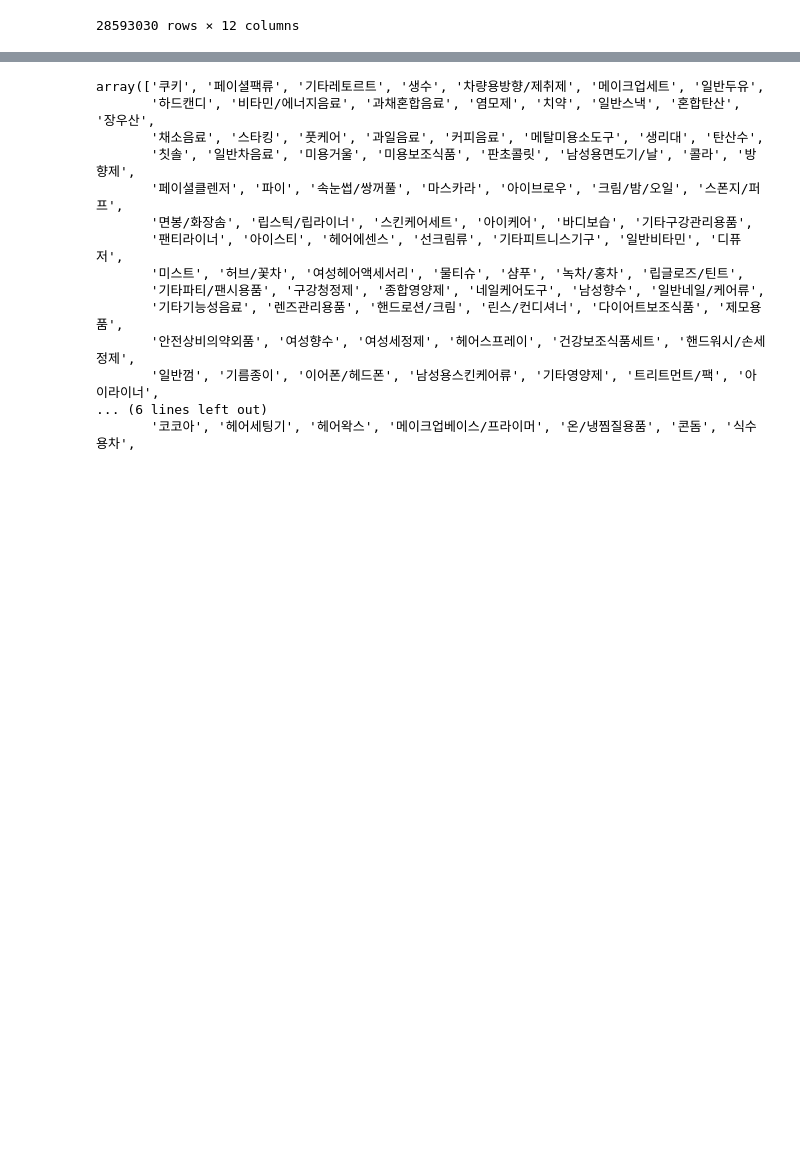
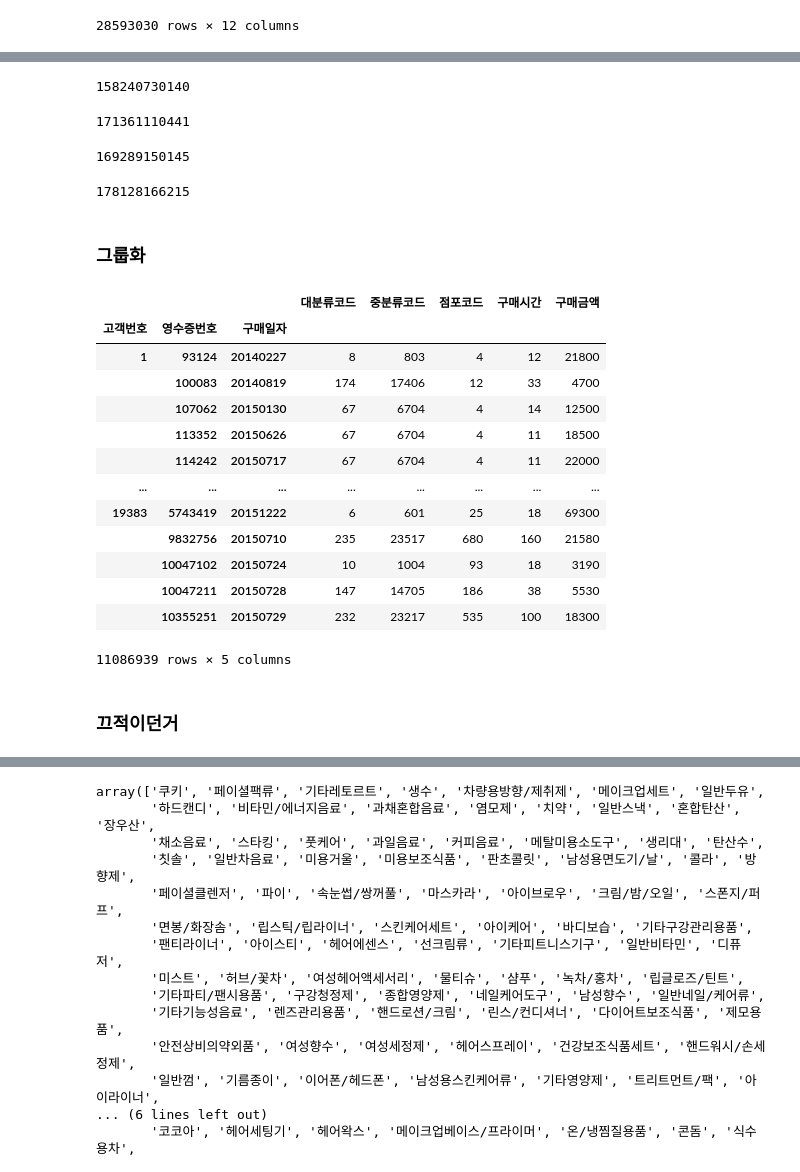
Before and after one commit to PKLH/cakd_LP, a Jupyter notebook: WorkSpace/Lee/엘포 데이터.ipynb, the cells around one changed output, grey strips where cells are left out. Saved outputs shown, nothing was run; the diff lists cells and outputs as text; code cells hidden in the pictures; blank space fills up the shorter version.

```diff
--- a/WorkSpace/Lee/엘포 데이터.ipynb
+++ b/WorkSpace/Lee/엘포 데이터.ipynb
@@ -120,0 +133,41 @@ purprd_mer
+# %%
+#2014 상반기
+purprd_mer[purprd_mer.구매일자<20140701].구매금액.sum()
+# %% [output]
+158240730140
+# %%
+#2014 하반기
+purprd_mer[(purprd_mer.구매일자>=20140701)&(purprd_mer.구매일자<20150101)].구매금액.sum()
+# %% [output]
+171361110441
+# %%
+#2015 상반기
+purprd_mer[(purprd_mer.구매일자>=20150101)&(purprd_mer.구매일자<20150701)].구매금액.sum()
+# %% [output]
+169289150145
+# %%
+#2015 하반기
+purprd_mer[(purprd_mer.구매일자>=20150701)&(purprd_mer.구매일자<20160101)].구매금액.sum()
+# %% [output]
+178128166215
+# %% [markdown]
+### 그룹화
+# %%
+purprd_mer.groupby(['고객번호','영수증번호','구매일자']).sum()
+# %% [output]
+|  |  |  | 대분류코드 | 중분류코드 | 점포코드 | 구매시간 | 구매금액 |
+| 고객번호 | 영수증번호 | 구매일자 |  |  |  |  |  |
+| 1 | 93124 | 20140227 | 8 | 803 | 4 | 12 | 21800 |
+|  | 100083 | 20140819 | 174 | 17406 | 12 | 33 | 4700 |
+|  | 107062 | 20150130 | 67 | 6704 | 4 | 14 | 12500 |
+|  | 113352 | 20150626 | 67 | 6704 | 4 | 11 | 18500 |
+|  | 114242 | 20150717 | 67 | 6704 | 4 | 11 | 22000 |
+| ... | ... | ... | ... | ... | ... | ... | ... |
+| 19383 | 5743419 | 20151222 | 6 | 601 | 25 | 18 | 69300 |
+|  | 9832756 | 20150710 | 235 | 23517 | 680 | 160 | 21580 |
+|  | 10047102 | 20150724 | 10 | 1004 | 93 | 18 | 3190 |
+|  | 10047211 | 20150728 | 147 | 14705 | 186 | 38 | 5530 |
+|  | 10355251 | 20150729 | 232 | 23217 | 535 | 100 | 18300 |
+11086939 rows × 5 columns
+# %% [markdown]
+### 끄적이던거
```
Also changed, not shown: parts of 26 cells of this notebook, 1 other file.
